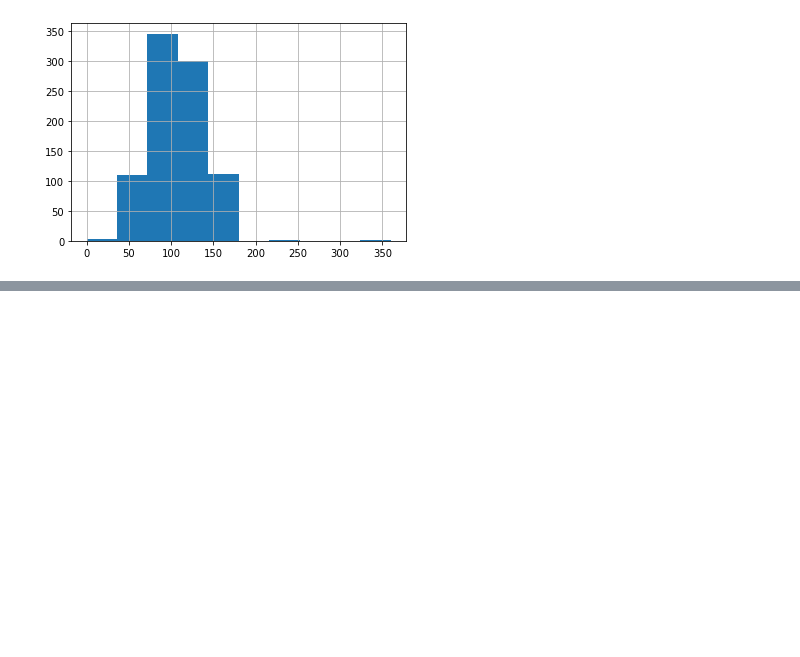
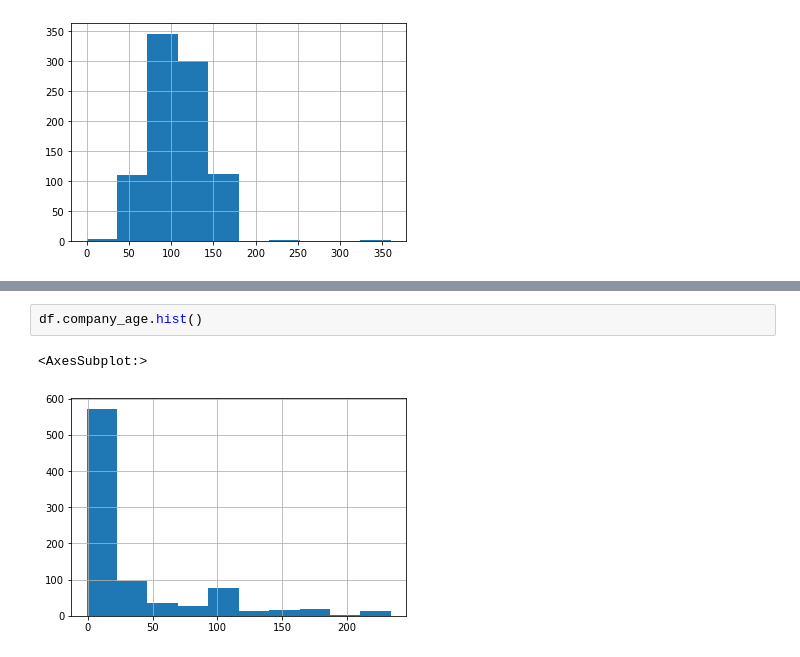
Before and after one commit to claugd/glassdoor_ds, a Jupyter notebook: data_eda.ipynb, the cells around one changed output, grey strips where cells are left out. Cells and saved outputs as stored; diff of their text form; blank space fills up the shorter version.

```diff
--- a/data_eda.ipynb
+++ b/data_eda.ipynb
@@ -90,0 +171,5 @@ df.mean_salary.hist()
+# %%
+df.company_age.hist()
+# %% [output]
+<AxesSubplot:>
+[figure, added]
```
Also changed, not shown: parts of 18 cells of this notebook.
